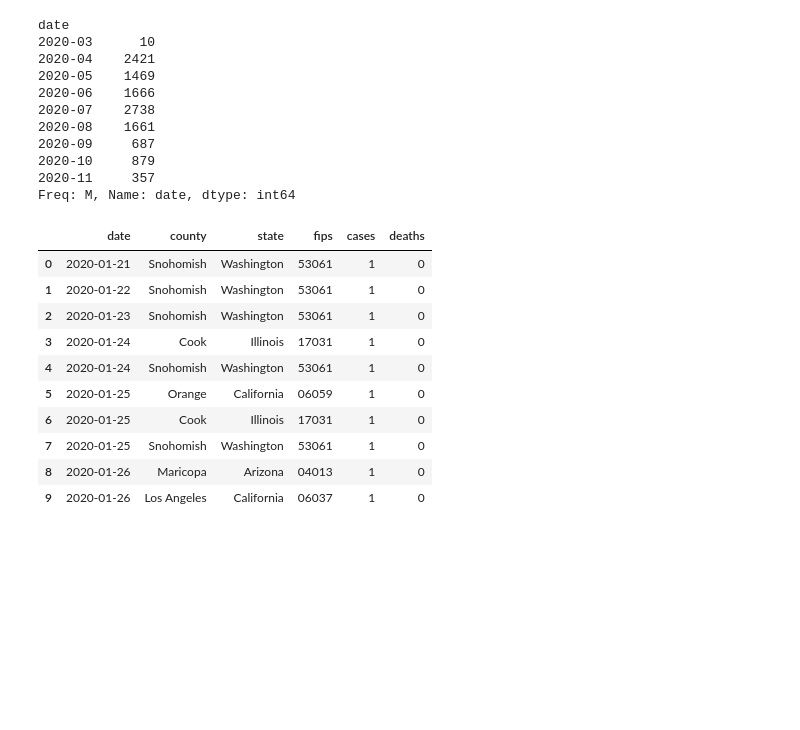
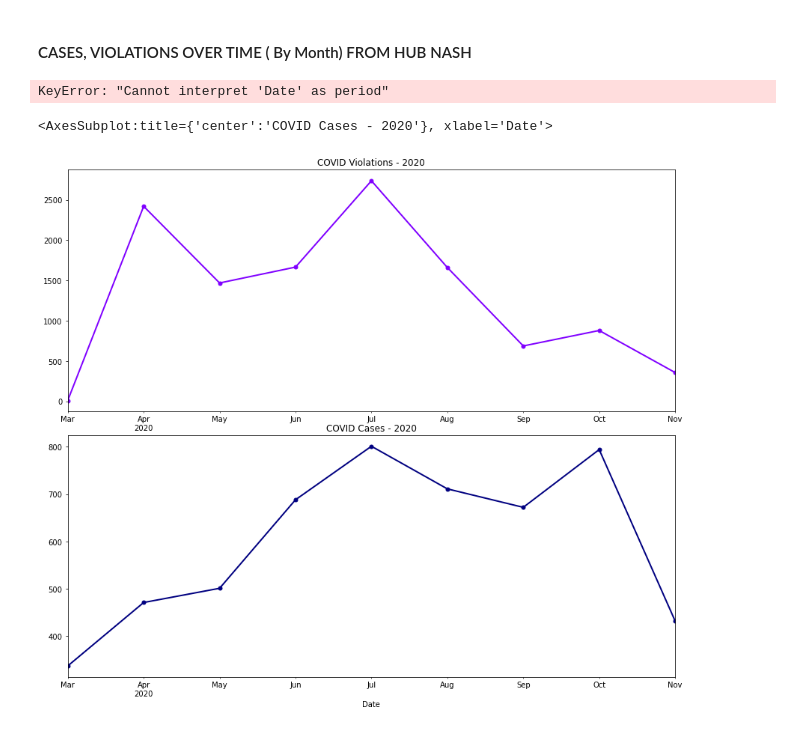
Before and after one commit to nataliaz87/nashville-covid-quaranteam, a Jupyter notebook: notebooks/Nashville_COVID.ipynb, the cells around one changed output. Saved outputs shown, nothing was run; the diff lists cells and outputs as text; code cells hidden in the pictures; blank space fills up the shorter version.

```diff
--- a/notebooks/Nashville_COVID.ipynb
+++ b/notebooks/Nashville_COVID.ipynb
@@ -59,30 +66,44 @@ df_violations
-# %%
-df = df_violations['date'].groupby(df_violations.date.dt.to_period("M")).agg('count')
-df
-#df.plot()
-# %% [output]
-date
-2020-03      10
-2020-04    2421
-2020-05    1469
-2020-06    1666
-2020-07    2738
-2020-08    1661
-2020-09     687
-2020-10     879
-2020-11     357
-Freq: M, Name: date, dtype: int64
-# %%
-counties_df.head(10)
-# %% [output]
-|  | date | county | state | fips | cases | deaths |
-| 0 | 2020-01-21 | Snohomish | Washington | 53061 | 1 | 0 |
-| 1 | 2020-01-22 | Snohomish | Washington | 53061 | 1 | 0 |
-| 2 | 2020-01-23 | Snohomish | Washington | 53061 | 1 | 0 |
-| 3 | 2020-01-24 | Cook | Illinois | 17031 | 1 | 0 |
-| 4 | 2020-01-24 | Snohomish | Washington | 53061 | 1 | 0 |
-| 5 | 2020-01-25 | Orange | California | 06059 | 1 | 0 |
-| 6 | 2020-01-25 | Cook | Illinois | 17031 | 1 | 0 |
-| 7 | 2020-01-25 | Snohomish | Washington | 53061 | 1 | 0 |
-| 8 | 2020-01-26 | Maricopa | Arizona | 04013 | 1 | 0 |
-| 9 | 2020-01-26 | Los Angeles | California | 06037 | 1 | 0 |
+# %% [markdown]
+####   CASES, VIOLATIONS OVER TIME ( By Month) FROM HUB NASH
+# %%
+df = df_violations['date'].groupby(df_violations.date.dt.to_period("M")).agg('count')
+
+# ## ALL From New Cases File From Mary, CASES OVER TIME #####
+CasesOverTime = pd.DataFrame(df_Cases)
+CasesOverTime['Date']= pd.to_datetime(df_Cases['Date'])
+CasesOverTime = CasesOverTime['Date'].groupby(CasesOverTime.Date.dt.to_period("M")).agg('count')
+CasesOverTime.head(10)
+
+CasesOverTimeByDay = CasesOverTime['Date'].groupby(CasesOverTime.Date.dt.to_period("D")).agg('count')
+
+CasesOverTimeByDay
+# %% [output]
+KeyError: "Cannot interpret 'Date' as period"
+# %%
+fig = plt.figure(figsize=(12,10))
+
+# Divide the figure into a 2x1 grid, and give me the first section
+ax1 = fig.add_subplot(211)
+
+# Divide the figure into a 2x1 grid, and give me the second section
+ax2 = fig.add_subplot(212)
+fig.tight_layout()
+
+df.plot(x='date', y='count', ax=ax1, legend=False,
+                    lw=2,
+                    colormap='rainbow',
+                    marker='.',
+                    markersize=10,
+                    title='COVID Violations - 2020'
+
+                   )
+
+CasesOverTime.plot(kind='line', ax=ax2,
+                  lw=2,
+                    colormap='jet',
+                    marker='.',
+                    markersize=10,
+                    title='COVID Cases - 2020')
+# %% [output]
+<AxesSubplot:title={'center':'COVID Cases - 2020'}, xlabel='Date'>
+[figure, added]
```
Also changed, not shown: parts of 9 cells of this notebook, 5 other files.
